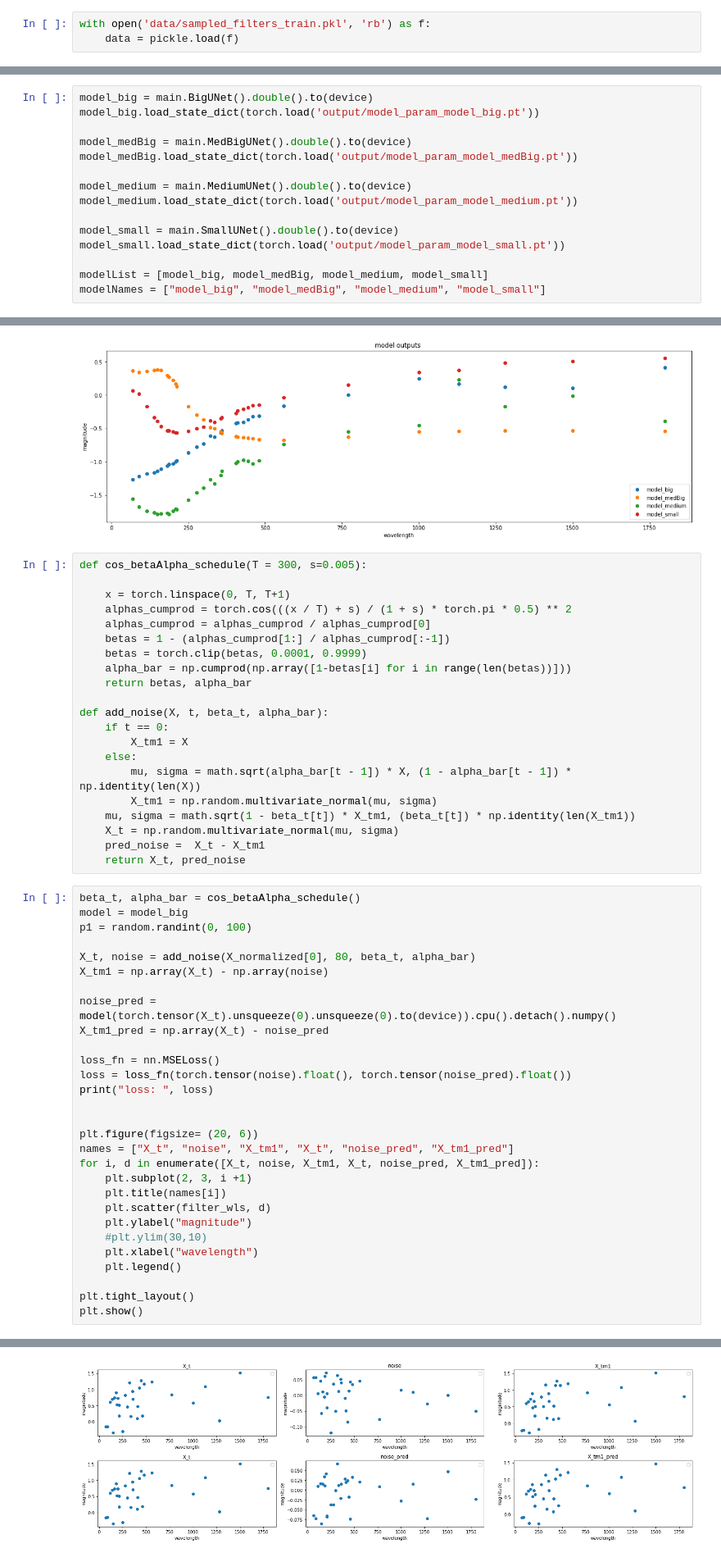
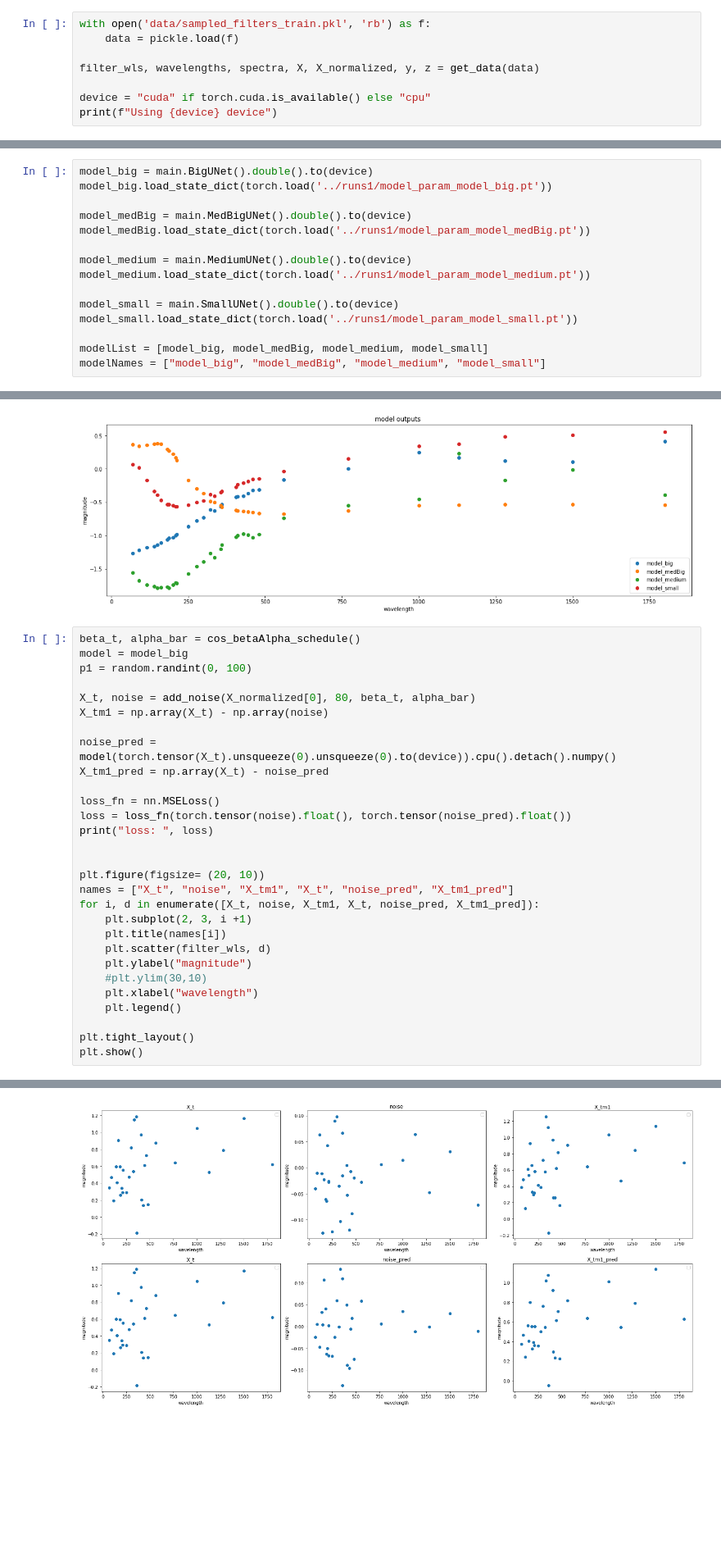
Before and after one commit to smoffe1604/BSc, a Jupyter notebook: plot.ipynb, the cells around one changed output, grey strips where cells are left out. Shown: that part at 82% size. Saved outputs shown, nothing was run; the diff lists cells and outputs as text; blank space fills up the shorter version.

```diff
--- a/plot.ipynb
+++ b/plot.ipynb
@@ -23,3 +25,8 @@ Using cuda device
 # %%
 with open('data/sampled_filters_train.pkl', 'rb') as f:
     data = pickle.load(f)
+
+filter_wls, wavelengths, spectra, X, X_normalized, y, z = get_data(data)
+
+device = "cuda" if torch.cuda.is_available() else "cpu"
+print(f"Using {device} device")
@@ -49,15 +35,15 @@ Using cuda device
 # %%
 model_big = main.BigUNet().double().to(device)
-model_big.load_state_dict(torch.load('output/model_param_model_big.pt'))
+model_big.load_state_dict(torch.load('../runs1/model_param_model_big.pt'))
 
 model_medBig = main.MedBigUNet().double().to(device)
-model_medBig.load_state_dict(torch.load('output/model_param_model_medBig.pt'))
+model_medBig.load_state_dict(torch.load('../runs1/model_param_model_medBig.pt'))
 
 model_medium = main.MediumUNet().double().to(device)
-model_medium.load_state_dict(torch.load('output/model_param_model_medium.pt'))
+model_medium.load_state_dict(torch.load('../runs1/model_param_model_medium.pt'))
 
 model_small = main.SmallUNet().double().to(device)
-model_small.load_state_dict(torch.load('output/model_param_model_small.pt'))
+model_small.load_state_dict(torch.load('../runs1/model_param_model_small.pt'))
 
 modelList = [model_big, model_medBig, model_medium, model_small]
 modelNames = ["model_big", "model_medBig", "model_medium", "model_small"]
@@ -102,27 +88,6 @@ plt.legend()
 # %% [output]
 <matplotlib.legend.Legend at 0x...>
 [figure]
-# %%
-def cos_betaAlpha_schedule(T = 300, s=0.005):
-
-    x = torch.linspace(0, T, T+1)
-    alphas_cumprod = torch.cos(((x / T) + s) / (1 + s) * torch.pi * 0.5) ** 2
-    alphas_cumprod = alphas_cumprod / alphas_cumprod[0]
-    betas = 1 - (alphas_cumprod[1:] / alphas_cumprod[:-1])
-    betas = torch.clip(betas, 0.0001, 0.9999)
-    alpha_bar = np.cumprod(np.array([1-betas[i] for i in range(len(betas))]))
-    return betas, alpha_bar
-
-def add_noise(X, t, beta_t, alpha_bar):
-    if t == 0:
-        X_tm1 = X
-    else:
-        mu, sigma = math.sqrt(alpha_bar[t - 1]) * X, (1 - alpha_bar[t - 1]) * np.identity(len(X))
-        X_tm1 = np.random.multivariate_normal(mu, sigma)
-    mu, sigma = math.sqrt(1 - beta_t[t]) * X_tm1, (beta_t[t]) * np.identity(len(X_tm1))
-    X_t = np.random.multivariate_normal(mu, sigma)
-    pred_noise =  X_t - X_tm1
-    return X_t, pred_noise
 # %%
 beta_t, alpha_bar = cos_betaAlpha_schedule()
 model = model_big
@@ -139,7 +104,7 @@ loss = loss_fn(torch.tensor(noise).float(), torch.tensor(noise_pred).float())
 print("loss: ", loss)
 
 
-plt.figure(figsize= (20, 6))
+plt.figure(figsize= (20, 10))
 names = ["X_t", "noise", "X_tm1", "X_t", "noise_pred", "X_tm1_pred"]
 for i, d in enumerate([X_t, noise, X_tm1, X_t, noise_pred, X_tm1_pred]):
     plt.subplot(2, 3, i +1)
@@ -163,4 +128,4 @@ loss:  tensor(0.0036)
-[figure, old version]
+[figure, new version]
 # %%
 T = 300
 beta_t, alpha_bar = cos_betaAlpha_schedule(T = T)
```
Also changed, not shown: parts of 6 cells of this notebook, 3 other files.
